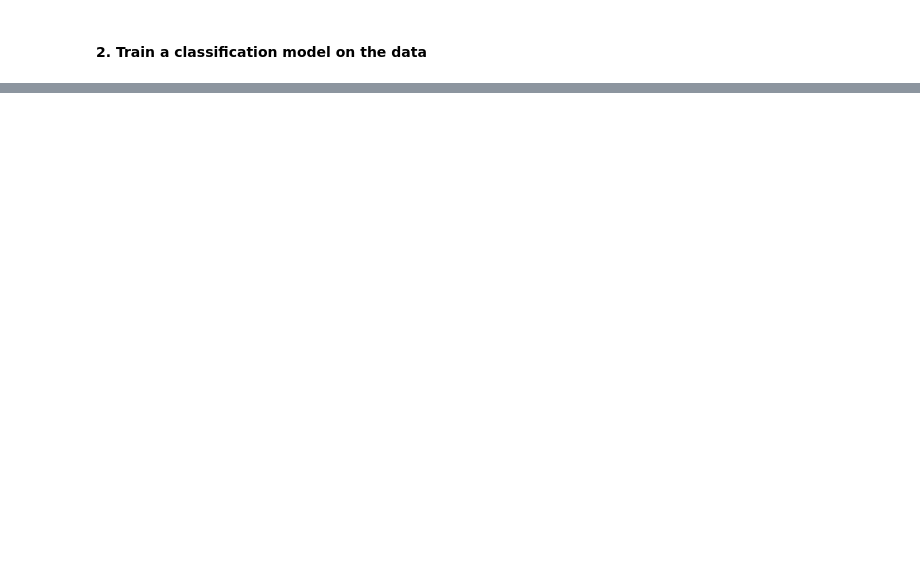
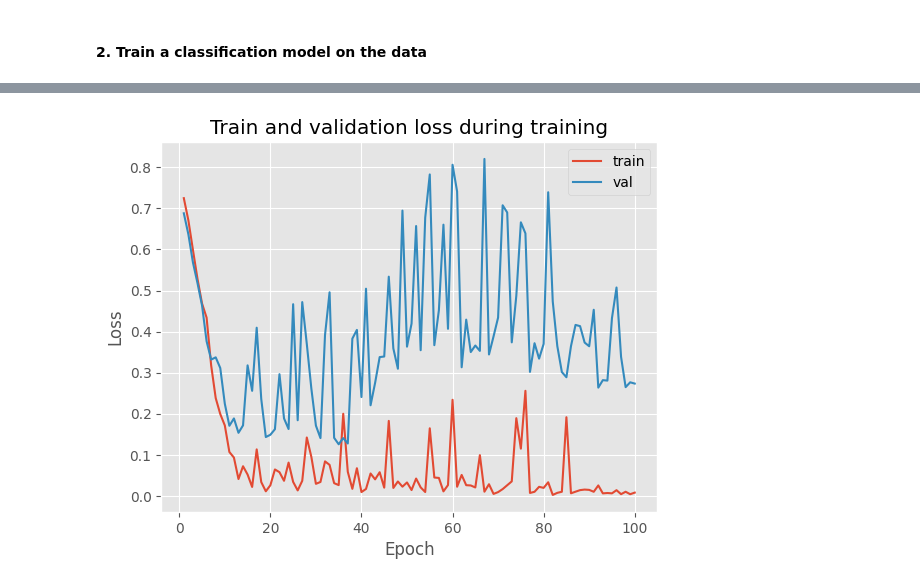
Before and after one commit to bryantchakote/test-technique-suez, a Jupyter notebook: classification_garbage/answer.ipynb, the cells around one changed output, grey strips where cells are left out. Cells and saved outputs as stored; diff of their text form; code cells hidden in the pictures; blank space fills up the shorter version.

```diff
--- a/classification_garbage/answer.ipynb
+++ b/classification_garbage/answer.ipynb
@@ -40,0 +116,5 @@
+# %%
+import pandas as pd
+
+results = pd.read_csv("/content/runs/classify/train/results.csv")
+results.head()
@@ -40,0 +128,13 @@
+# %%
+import matplotlib.pyplot as plt
+plt.style.use("ggplot")
+
+plt.plot(results["epoch"], results["train/loss"], label="train")
+plt.plot(results["epoch"], results["val/loss"], label="val")
+plt.xlabel("Epoch")
+plt.ylabel("Loss")
+plt.title("Train and validation loss during training")
+plt.legend()
+plt.show()
+# %% [output]
+[figure, added]
```
Also changed, not shown: parts of 21 cells of this notebook.
